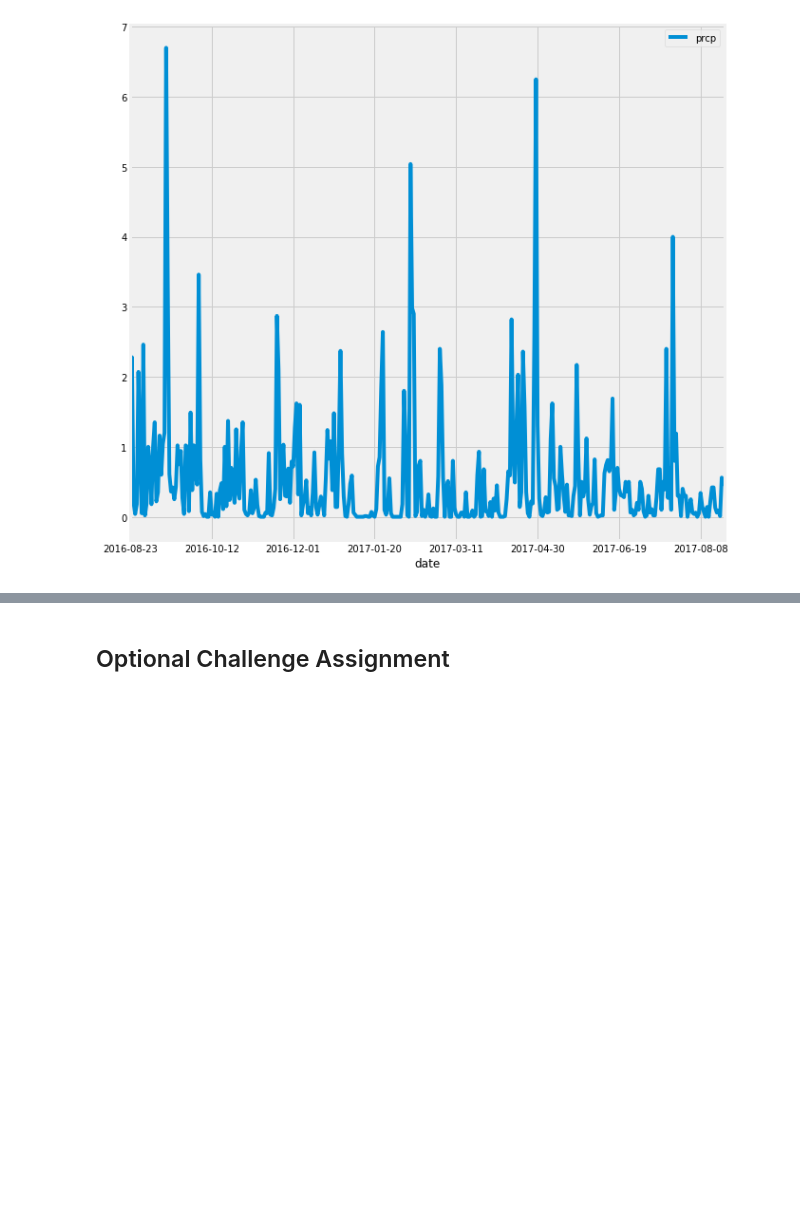
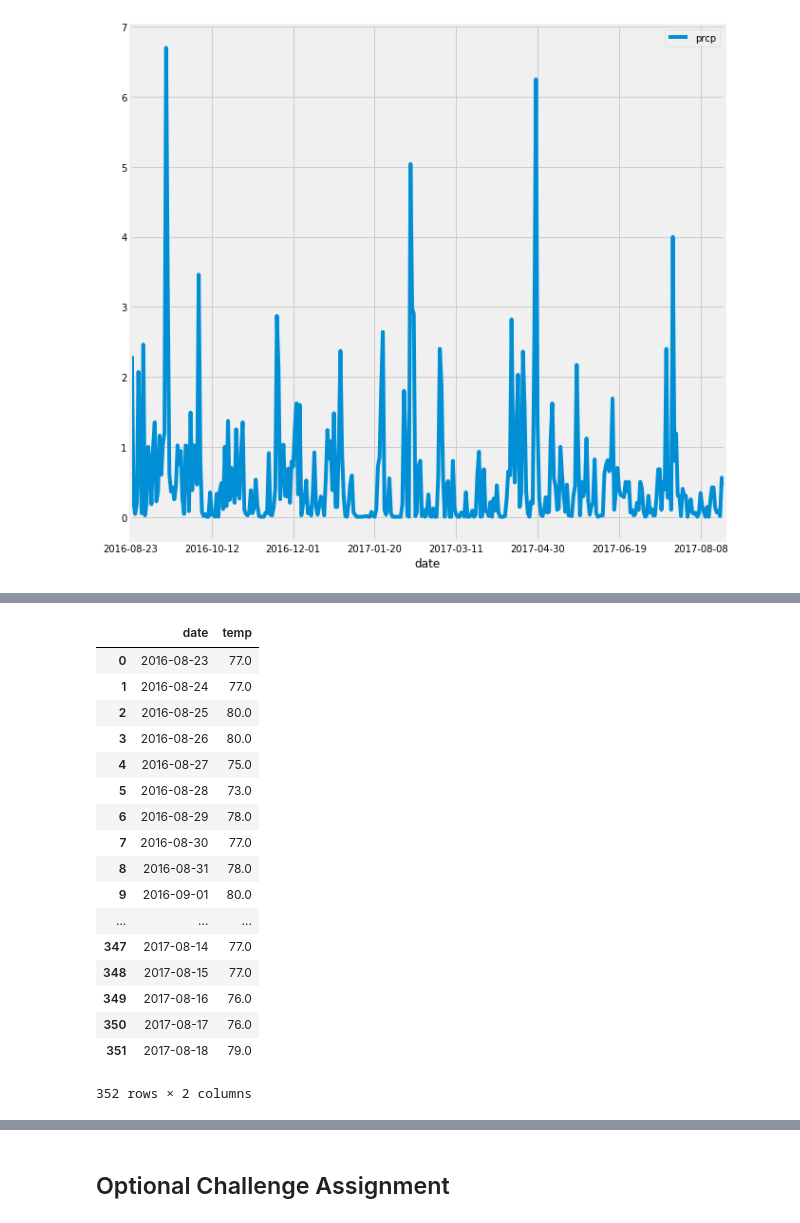
Before and after one commit to RandallPark/USCHomework, a Jupyter notebook: Homework8_SQLAlchemy/ross_climate_starter.ipynb, the cells around one changed output, grey strips where cells are left out. Cells and saved outputs as stored; diff of their text form; code cells hidden in the pictures; blank space fills up the shorter version.

```diff
--- a/Homework8_SQLAlchemy/ross_climate_starter.ipynb
+++ b/Homework8_SQLAlchemy/ross_climate_starter.ipynb
@@ -188,12 +233,31 @@ station_count_temp
 # %%
 # Query the last 12 months of temperature observation data for this station.
 
 station_temp = session.query(Measurement.date, Measurement.tobs).\
-    filter(Measurement.date >= prev_year, Measurement.station==station_id).all()
+    filter(Measurement.date >= begin_date, Measurement.station==station_id).all()
 
 # Put results in a data frame and rename temp column for easy identification.
 temp_df = pd.DataFrame(station_temp).rename(columns={"tobs":"temp"})
 temp_df
+# %% [output]
+|  | date | temp |
+| 0 | 2016-08-23 | 77.0 |
+| 1 | 2016-08-24 | 77.0 |
+| 2 | 2016-08-25 | 80.0 |
+| 3 | 2016-08-26 | 80.0 |
+| 4 | 2016-08-27 | 75.0 |
+| 5 | 2016-08-28 | 73.0 |
+| 6 | 2016-08-29 | 78.0 |
+| 7 | 2016-08-30 | 77.0 |
+| 8 | 2016-08-31 | 78.0 |
+| 9 | 2016-09-01 | 80.0 |
+| ... | ... | ... |
+| 347 | 2017-08-14 | 77.0 |
+| 348 | 2017-08-15 | 77.0 |
+| 349 | 2017-08-16 | 76.0 |
+| 350 | 2017-08-17 | 76.0 |
+| 351 | 2017-08-18 | 79.0 |
+352 rows × 2 columns
 # %%
 # Plot the results of temperature data as a histogram
 temp_df.plot(kind= 'hist', figsize=(7,5), legend=True)
```
Also changed, not shown: parts of 12 cells of this notebook, 7 other files.
